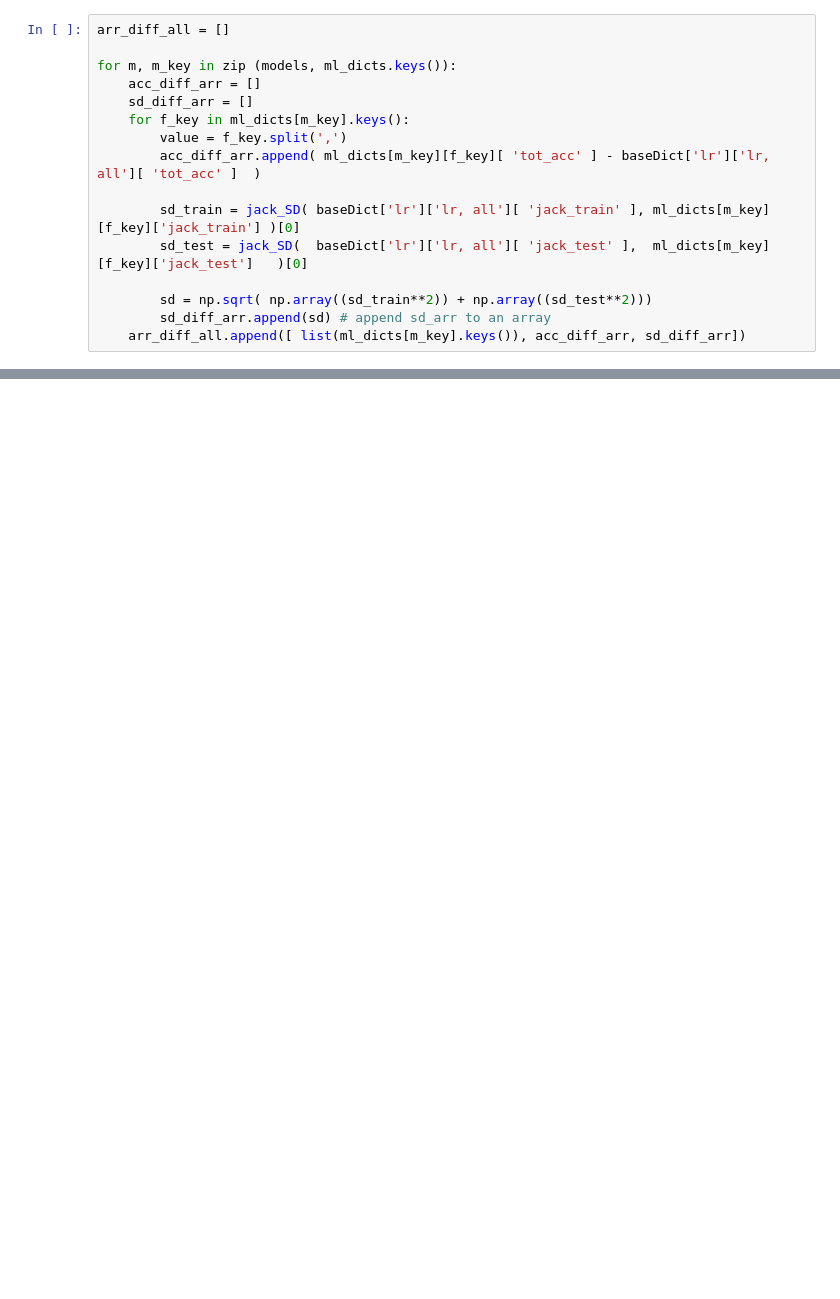
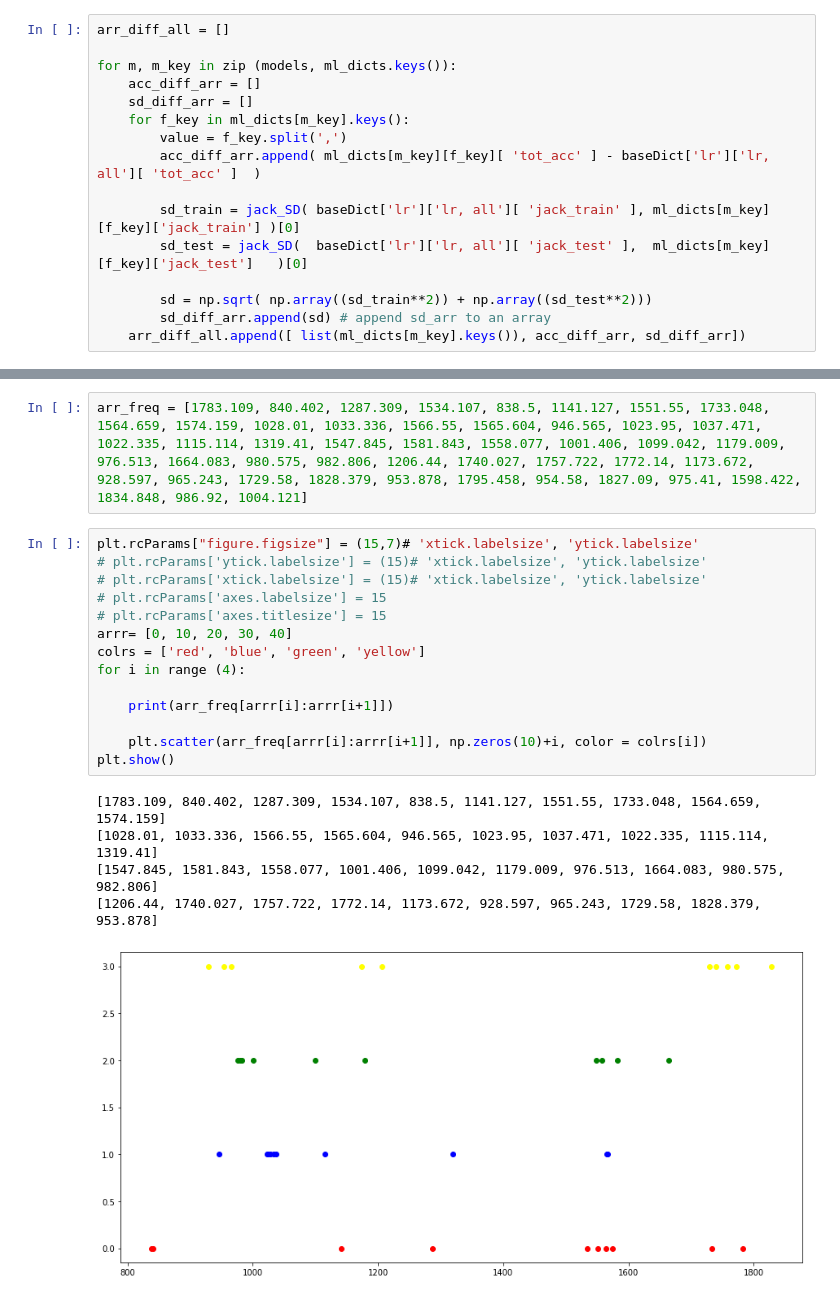
Before and after one commit to eahussein/apple_classification, a Jupyter notebook: rg/tutorial9.ipynb, the cells around one changed output, grey strips where cells are left out. Saved outputs shown, nothing was run; the diff lists cells and outputs as text; blank space fills up the shorter version.

```diff
--- a/rg/tutorial9.ipynb
+++ b/rg/tutorial9.ipynb
@@ -294,0 +361,22 @@ plt.show()
+# %%
+arr_freq = [1783.109, 840.402, 1287.309, 1534.107, 838.5, 1141.127, 1551.55, 1733.048, 1564.659, 1574.159, 1028.01, 1033.336, 1566.55, 1565.604, 946.565, 1023.95, 1037.471, 1022.335, 1115.114, 1319.41, 1547.845, 1581.843, 1558.077, 1001.406, 1099.042, 1179.009, 976.513, 1664.083, 980.575, 982.806, 1206.44, 1740.027, 1757.722, 1772.14, 1173.672, 928.597, 965.243, 1729.58, 1828.379, 953.878, 1795.458, 954.58, 1827.09, 975.41, 1598.422, 1834.848, 986.92, 1004.121]
+# %%
+plt.rcParams["figure.figsize"] = (15,7)# 'xtick.labelsize', 'ytick.labelsize'
+# plt.rcParams['ytick.labelsize'] = (15)# 'xtick.labelsize', 'ytick.labelsize'
+# plt.rcParams['xtick.labelsize'] = (15)# 'xtick.labelsize', 'ytick.labelsize'
+# plt.rcParams['axes.labelsize'] = 15
+# plt.rcParams['axes.titlesize'] = 15
+arrr= [0, 10, 20, 30, 40]
+colrs = ['red', 'blue', 'green', 'yellow']
+for i in range (4):
+
+    print(arr_freq[arrr[i]:arrr[i+1]])
+
+    plt.scatter(arr_freq[arrr[i]:arrr[i+1]], np.zeros(10)+i, color = colrs[i])
+plt.show()
+# %% [output]
+[1783.109, 840.402, 1287.309, 1534.107, 838.5, 1141.127, 1551.55, 1733.048, 1564.659, 1574.159]
+[1028.01, 1033.336, 1566.55, 1565.604, 946.565, 1023.95, 1037.471, 1022.335, 1115.114, 1319.41]
+[1547.845, 1581.843, 1558.077, 1001.406, 1099.042, 1179.009, 976.513, 1664.083, 980.575, 982.806]
+[1206.44, 1740.027, 1757.722, 1772.14, 1173.672, 928.597, 965.243, 1729.58, 1828.379, 953.878]
+[figure, added]
```
Also changed, not shown: parts of 5 cells of this notebook, 3 other files.
